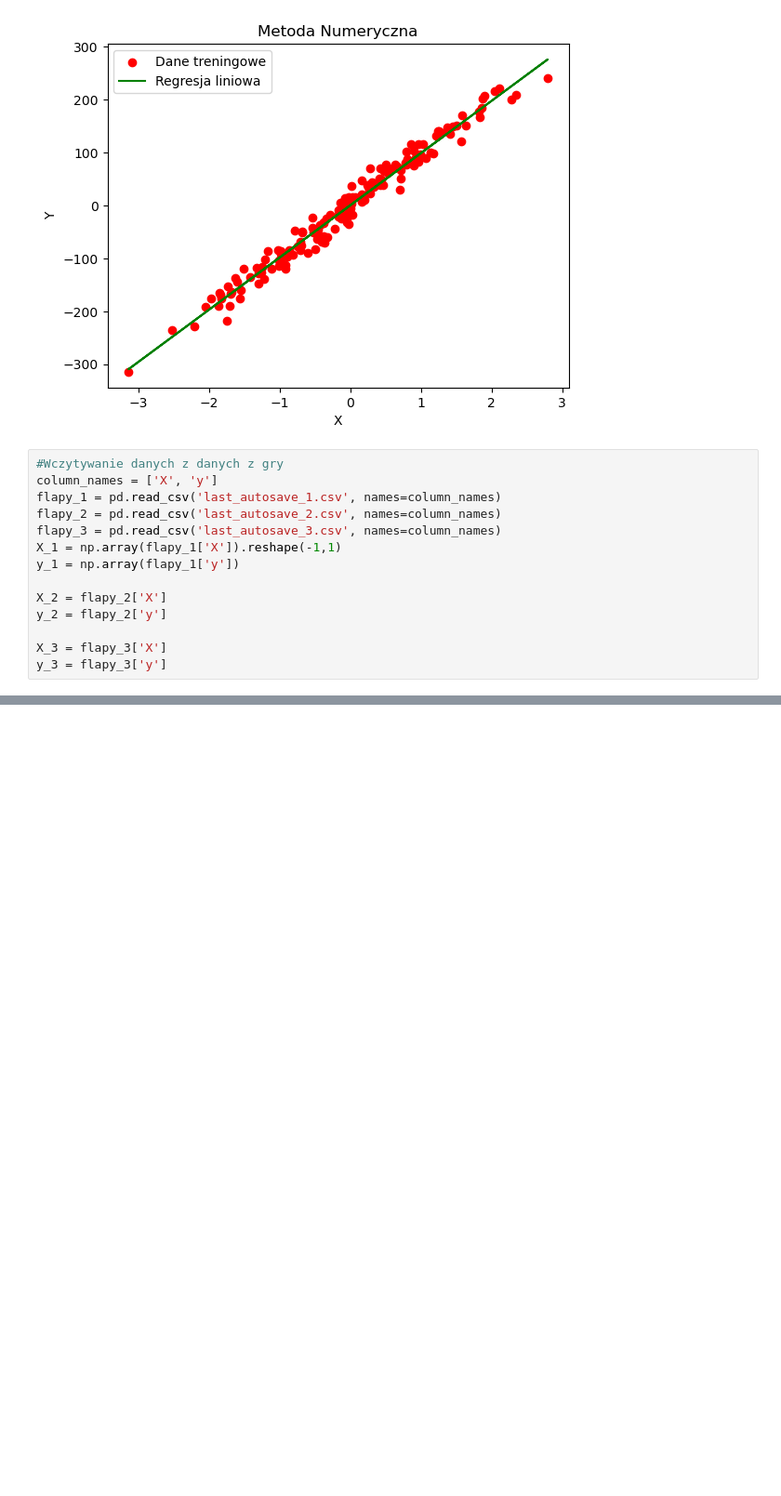
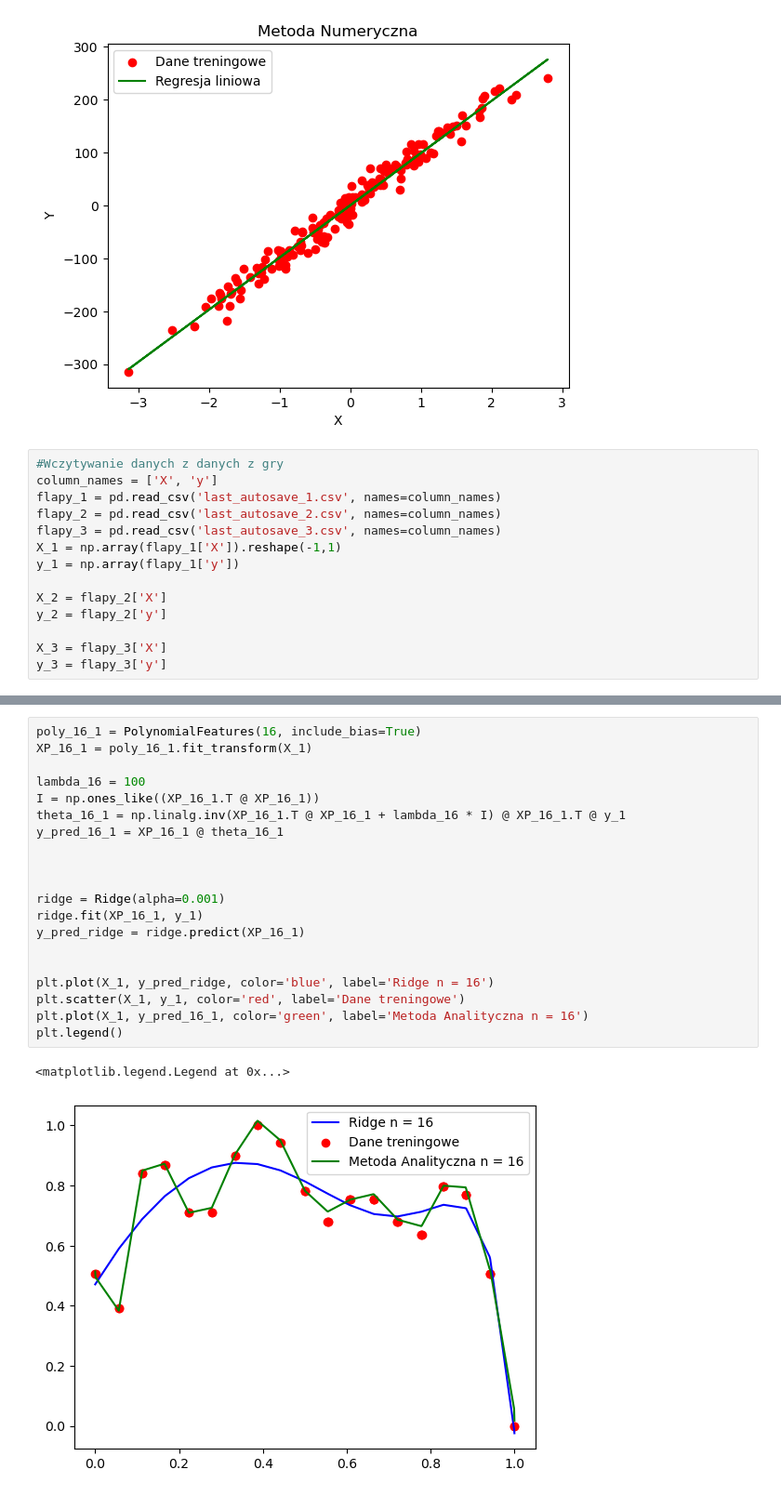
Before and after one commit to HaZhul/ML-models, a Jupyter notebook: PUM1/Lab1.ipynb, the cells around one changed output, grey strips where cells are left out. Shown at 93% size. Saved outputs shown, nothing was run; the diff lists cells and outputs as text; blank space fills up the shorter version.

```diff
--- a/PUM1/Lab1.ipynb
+++ b/PUM1/Lab1.ipynb
@@ -123,0 +167,23 @@ ValueError: matmul: Input operand 1 has a mismatch in its core dimension 0, with
+# %%
+poly_16_1 = PolynomialFeatures(16, include_bias=True)
+XP_16_1 = poly_16_1.fit_transform(X_1)
+
+lambda_16 = 100
+I = np.ones_like((XP_16_1.T @ XP_16_1))
+theta_16_1 = np.linalg.inv(XP_16_1.T @ XP_16_1 + lambda_16 * I) @ XP_16_1.T @ y_1
+y_pred_16_1 = XP_16_1 @ theta_16_1
+
+
+
+ridge = Ridge(alpha=0.001)
+ridge.fit(XP_16_1, y_1)
+y_pred_ridge = ridge.predict(XP_16_1)
+
+
+plt.plot(X_1, y_pred_ridge, color='blue', label='Ridge n = 16')
+plt.scatter(X_1, y_1, color='red', label='Dane treningowe')
+plt.plot(X_1, y_pred_16_1, color='green', label='Metoda Analityczna n = 16')
+plt.legend()
+# %% [output]
+<matplotlib.legend.Legend at 0x...>
+[figure, added]
```
Also changed, not shown: parts of 4 cells of this notebook.
